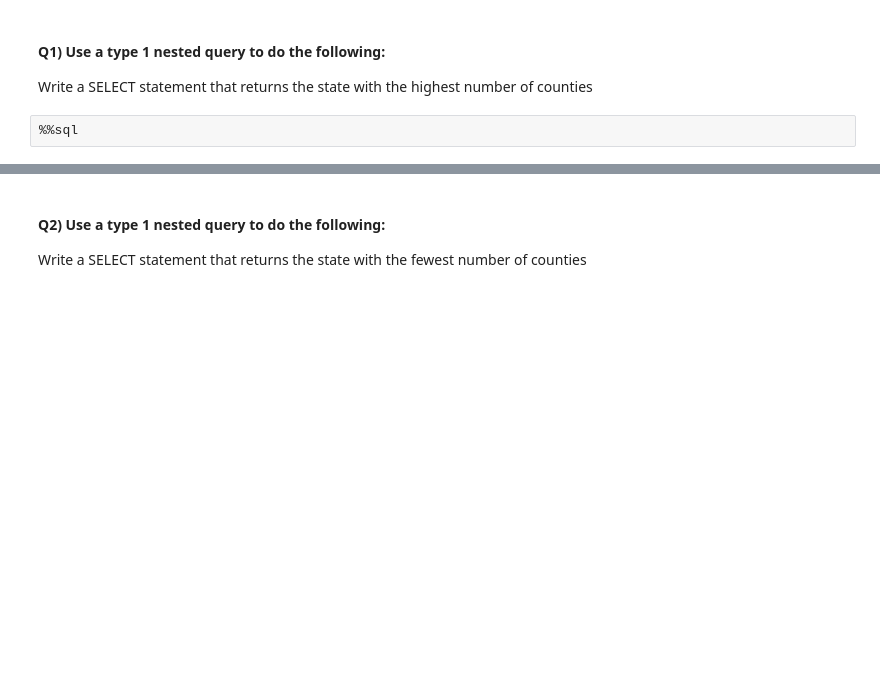
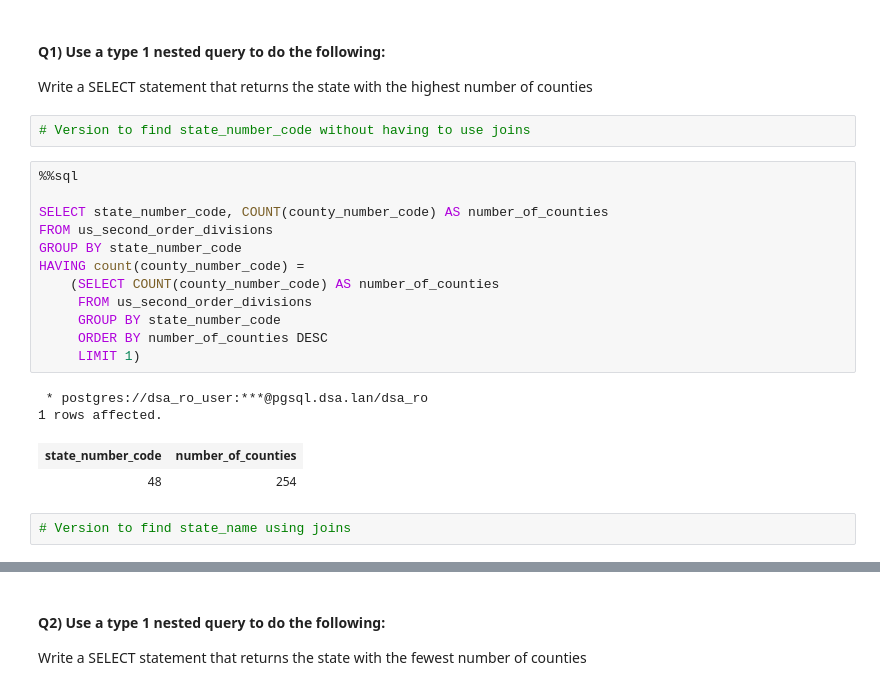
Before and after one commit to BlakeBigG/Database_and_Analytics_MS, a Jupyter notebook: modules/module4/practices/Nesting-TypeI.ipynb, the cells around one changed output, grey strips where cells are left out. Saved outputs shown, nothing was run; the diff lists cells and outputs as text; blank space fills up the shorter version.

```diff
--- a/modules/module4/practices/Nesting-TypeI.ipynb
+++ b/modules/module4/practices/Nesting-TypeI.ipynb
@@ -112,5 +189,24 @@ Recall the US States and Administrative Divisions tables from a previous lesson.
 
 #### Q1) Use a type 1 nested query to do the following:
 Write a SELECT statement that returns the state with the highest number of counties
-# %%
-%%sql
+# %%
+# Version to find state_number_code without having to use joins
+# %%
+%%sql
+
+SELECT state_number_code, COUNT(county_number_code) AS number_of_counties
+FROM us_second_order_divisions
+GROUP BY state_number_code
+HAVING count(county_number_code) =
+    (SELECT COUNT(county_number_code) AS number_of_counties
+     FROM us_second_order_divisions
+     GROUP BY state_number_code
+     ORDER BY number_of_counties DESC
+     LIMIT 1)
+# %% [output]
+ * postgres://dsa_ro_user:***@pgsql.dsa.lan/dsa_ro
+1 rows affected.
+| state_number_code | number_of_counties |
+| 48 | 254 |
+# %%
+# Version to find state_name using joins
```
Also changed, not shown: parts of 14 cells of this notebook, 2 other files.
